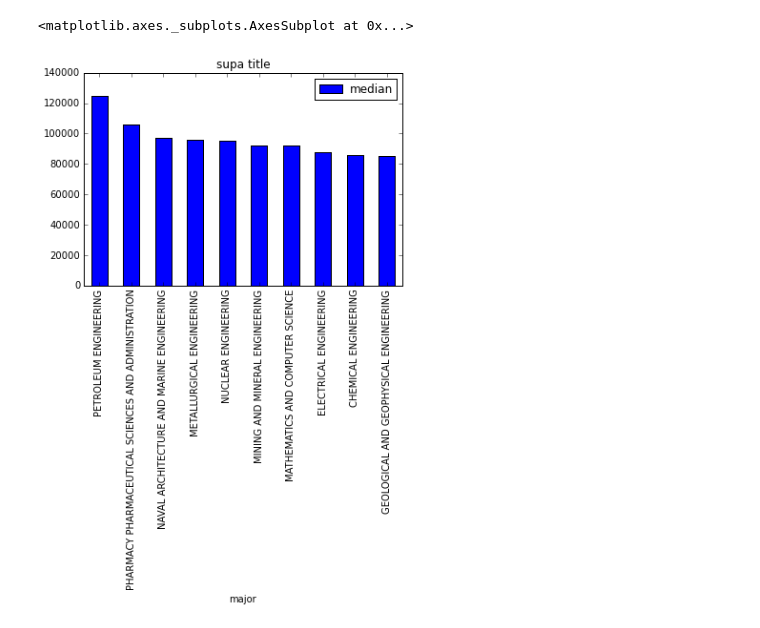
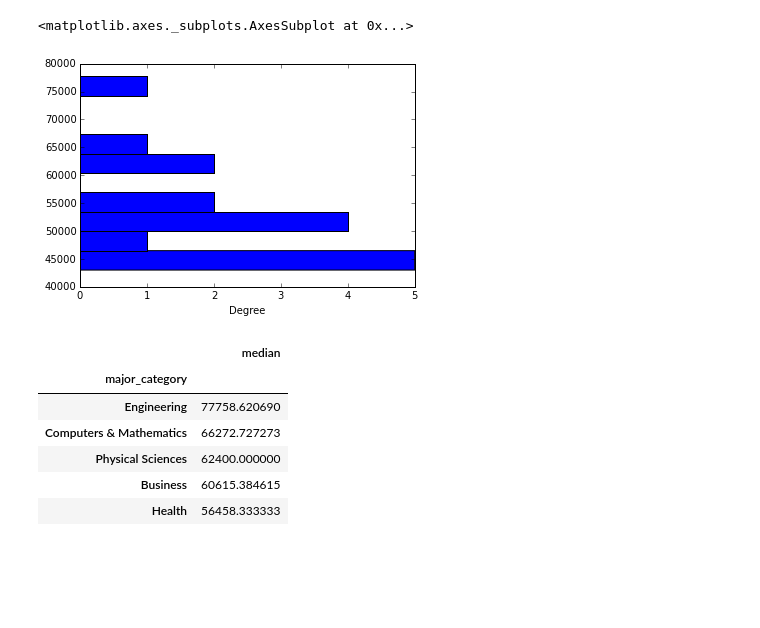
Before and after one commit to SleepyGinger/SF_DAT_17_WORK, a Jupyter notebook: hw/hw1_notes.ipynb, the cells around one changed output. Saved outputs shown, nothing was run; the diff lists cells and outputs as text; code cells hidden in the pictures; blank space fills up the shorter version.

```diff
--- a/hw/hw1_notes.ipynb
+++ b/hw/hw1_notes.ipynb
@@ -102,0 +108,5 @@ majors.head()
+# %%
+majors.groupby('major_category').mmedian.mean().plot(kind='hist',orientation='horizontal')
+# %% [output]
+<matplotlib.axes._subplots.AxesSubplot at 0x...>
+[figure, added]
@@ -103,5 +115,10 @@ majors.head()
 # %%
-majors.sort_index(by='median', ascending=False).head(10).plot(x='major', y='median', kind='bar', title='supa title')
+majors.groupby('major_category')[['median']].mean().sort_index(by='median', ascending=False).head(5)
 # %% [output]
-<matplotlib.axes._subplots.AxesSubplot at 0x...>
-[figure, removed]
+|  | median |
+| major_category |  |
+| Engineering | 77758.620690 |
+| Computers & Mathematics | 66272.727273 |
+| Physical Sciences | 62400.000000 |
+| Business | 60615.384615 |
+| Health | 56458.333333 |
```
Also changed, not shown: parts of 4 cells of this notebook, 1 other file.
